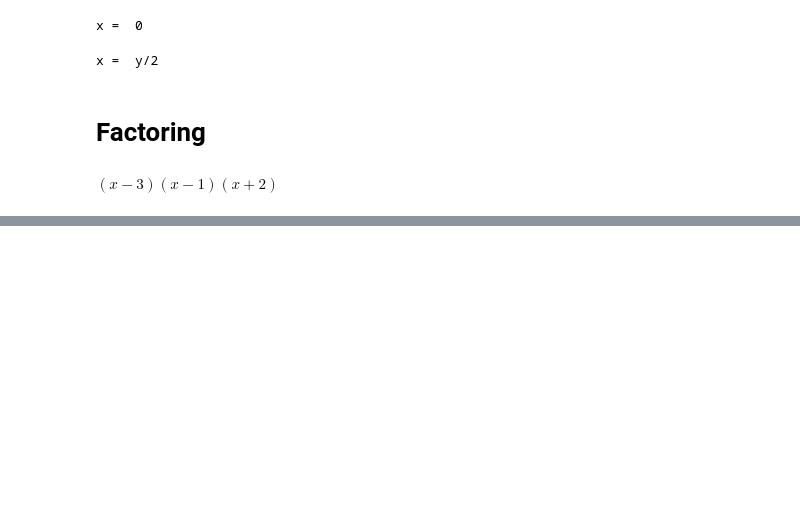
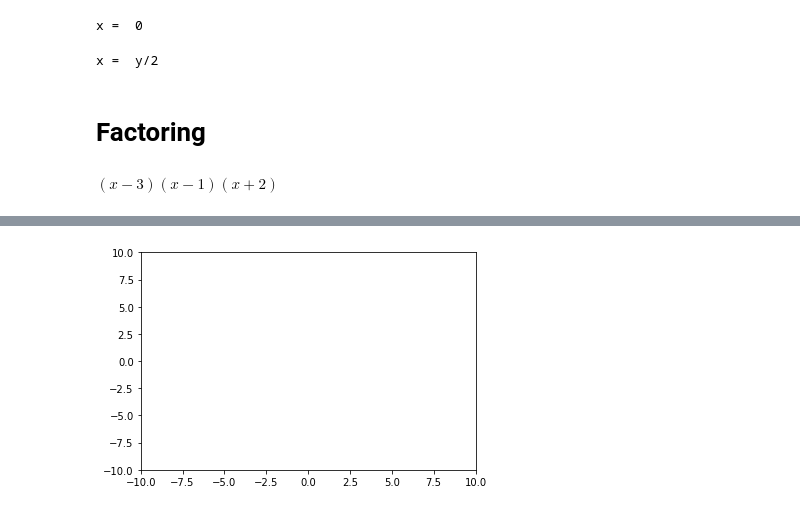
Before and after one commit to alcherniaev/college_algebra_python, a Jupyter notebook: week_1.ipynb, the cells around one changed output, grey strips where cells are left out. Cells and saved outputs as stored; diff of their text form; code cells hidden in the pictures; blank space fills up the shorter version.

```diff
--- a/week_1.ipynb
+++ b/week_1.ipynb
@@ -167,0 +276,13 @@ $\displaystyle \left(x - 3\right) \left(x - 1\right) \left(x + 2\right)$
+# %%
+# Define dimensions of graph
+
+import matplotlib.pyplot as plt
+
+fig, ax = plt.subplots()
+
+# Dimensions
+plt.axis([-10,10,-10,10])
+
+plt.show()
+# %% [output]
+[figure, added]
```
Also changed, not shown: parts of 14 cells of this notebook.
